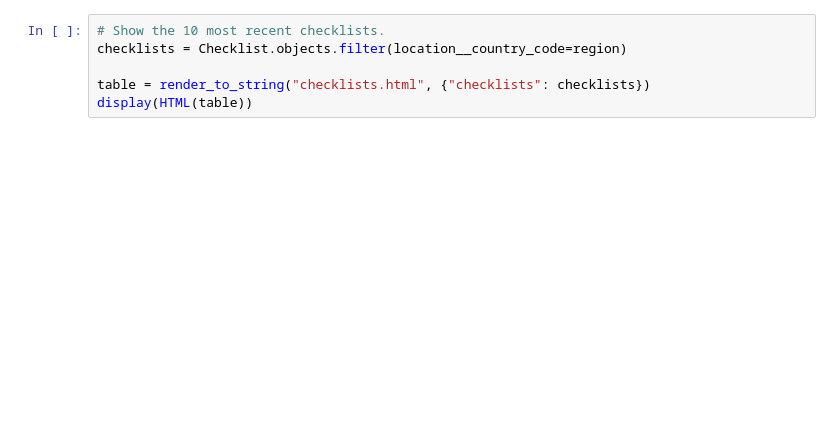
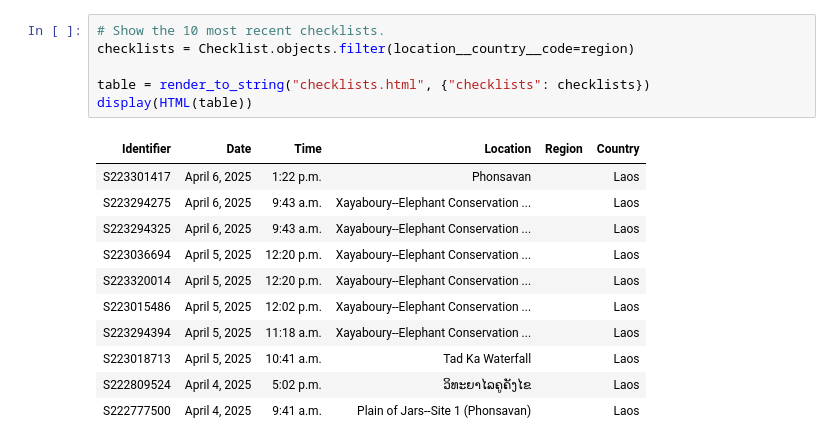
Before and after one commit to StuartMacKay/ebird-notebooks, a Jupyter notebook: notebooks/notebook_basics.ipynb, the cells around one changed output. Drawn from its saved outputs; the diff is of its cells as text; blank space fills up the shorter version.

```diff
--- a/notebooks/notebook_basics.ipynb
+++ b/notebooks/notebook_basics.ipynb
@@ -36,9 +52,21 @@ for visit in visits:
 # %%
 # Show the 10 most recent checklists.
-checklists = Checklist.objects.filter(location__country_code=region)
+checklists = Checklist.objects.filter(location__country__code=region)
 
 table = render_to_string("checklists.html", {"checklists": checklists})
 display(HTML(table))
+# %% [output]
+| Identifier | Date | Time | Location | Region | Country |
+| S223301417 | April 6, 2025 | 1:22 p.m. | Phonsavan |  | Laos |
+| S223294275 | April 6, 2025 | 9:43 a.m. | Xayaboury--Elephant Conservation ... |  | Laos |
+| S223294325 | April 6, 2025 | 9:43 a.m. | Xayaboury--Elephant Conservation ... |  | Laos |
+| S223036694 | April 5, 2025 | 12:20 p.m. | Xayaboury--Elephant Conservation ... |  | Laos |
+| S223320014 | April 5, 2025 | 12:20 p.m. | Xayaboury--Elephant Conservation ... |  | Laos |
+| S223015486 | April 5, 2025 | 12:02 p.m. | Xayaboury--Elephant Conservation ... |  | Laos |
+| S223294394 | April 5, 2025 | 11:18 a.m. | Xayaboury--Elephant Conservation ... |  | Laos |
+| S223018713 | April 5, 2025 | 10:41 a.m. | Tad Ka Waterfall |  | Laos |
+| S222809524 | April 4, 2025 | 5:02 p.m. | ວິທະຍາໄລຄູຄັງໄຂ |  | Laos |
+| S222777500 | April 4, 2025 | 9:41 a.m. | Plain of Jars--Site 1 (Phonsavan) |  | Laos |
 # %%
 # Show the highest count for each species seen
 # Rather than build a complex query to group the observations by species
```
Also changed, not shown: parts of 3 cells of this notebook, 31 other files.
